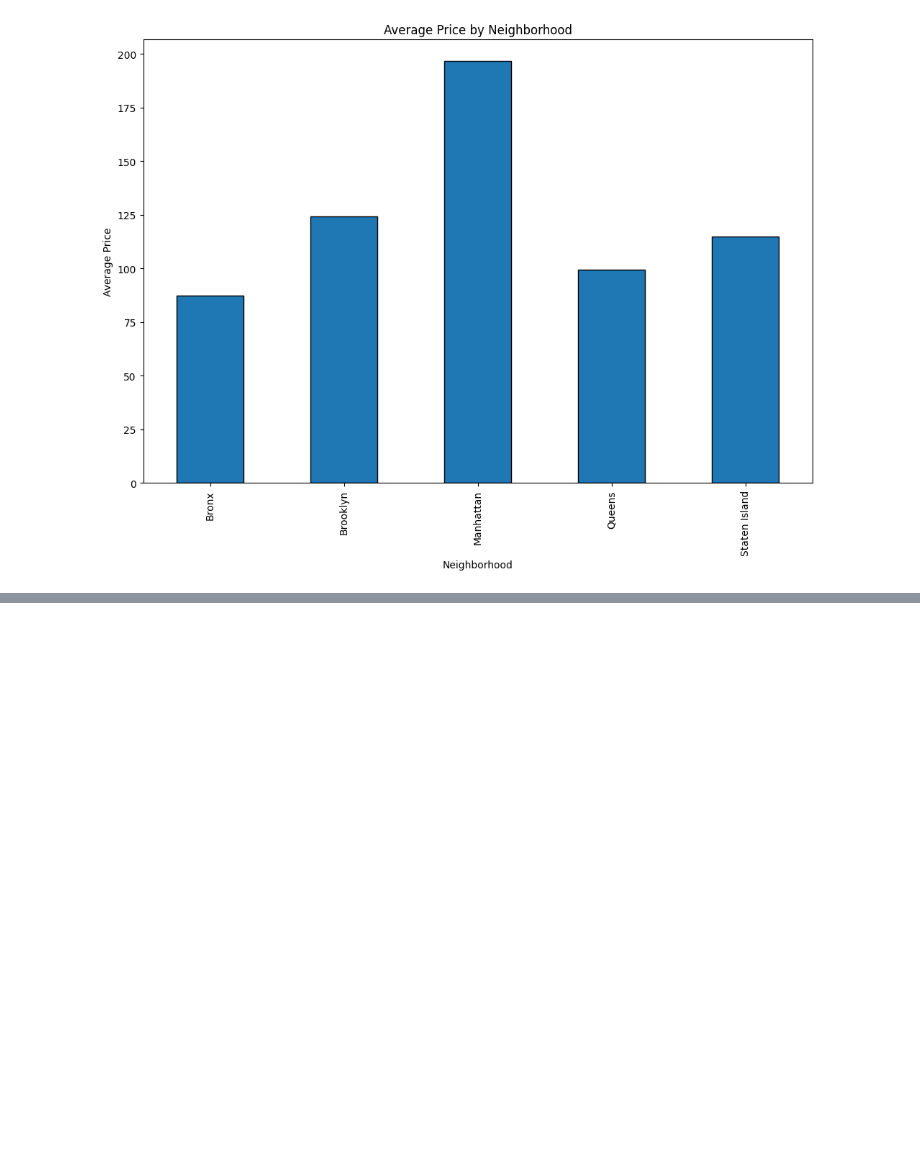
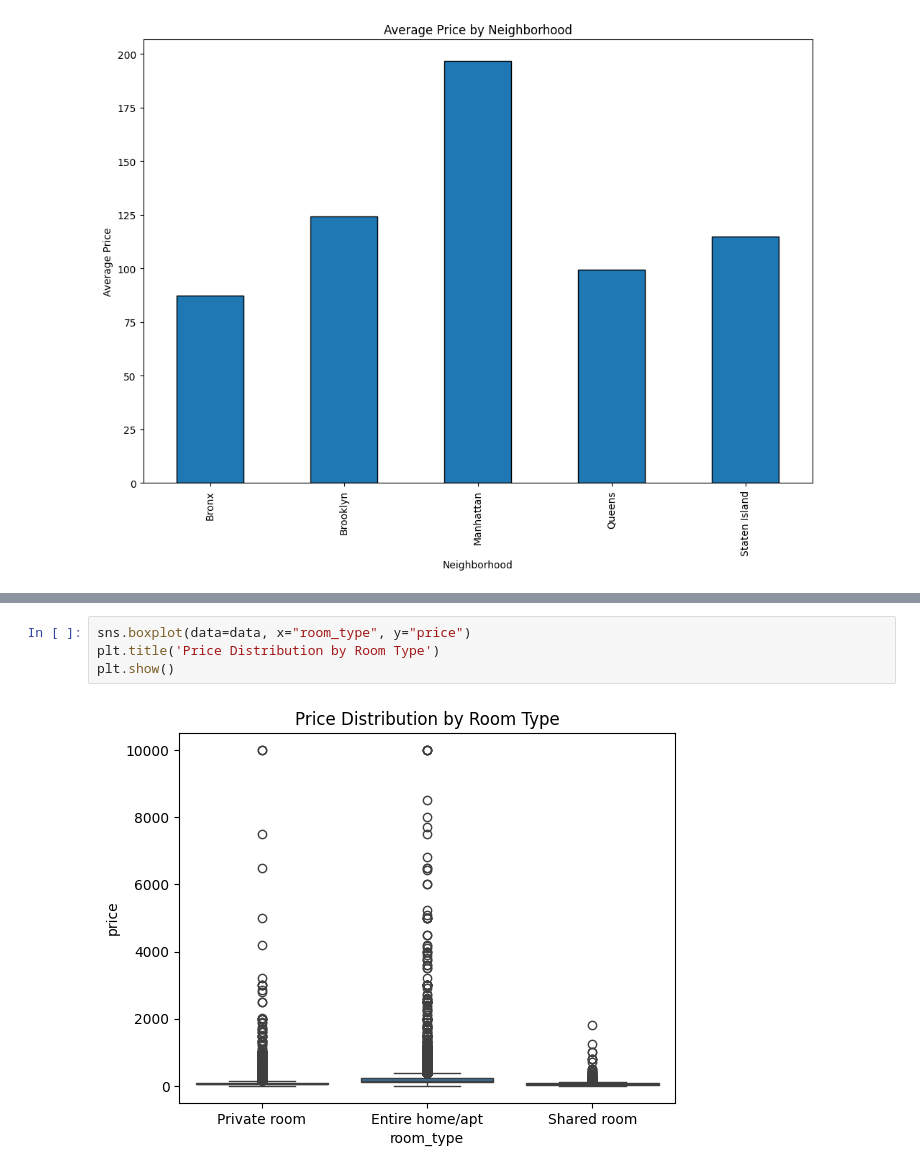
Before and after one commit to guzmanjose-cloud/machine-learning-python-template, a Jupyter notebook: src/explore.ipynb, the cells around one changed output, grey strips where cells are left out. Drawn from its saved outputs; the diff is of its cells as text; blank space fills up the shorter version.

```diff
--- a/src/explore.ipynb
+++ b/src/explore.ipynb
@@ -45,0 +58,6 @@ plt.show()
+# %%
+sns.boxplot(data=data, x="room_type", y="price")
+plt.title('Price Distribution by Room Type')
+plt.show()
+# %% [output]
+[figure, added]
```
Also changed, not shown: parts of 5 cells of this notebook.
